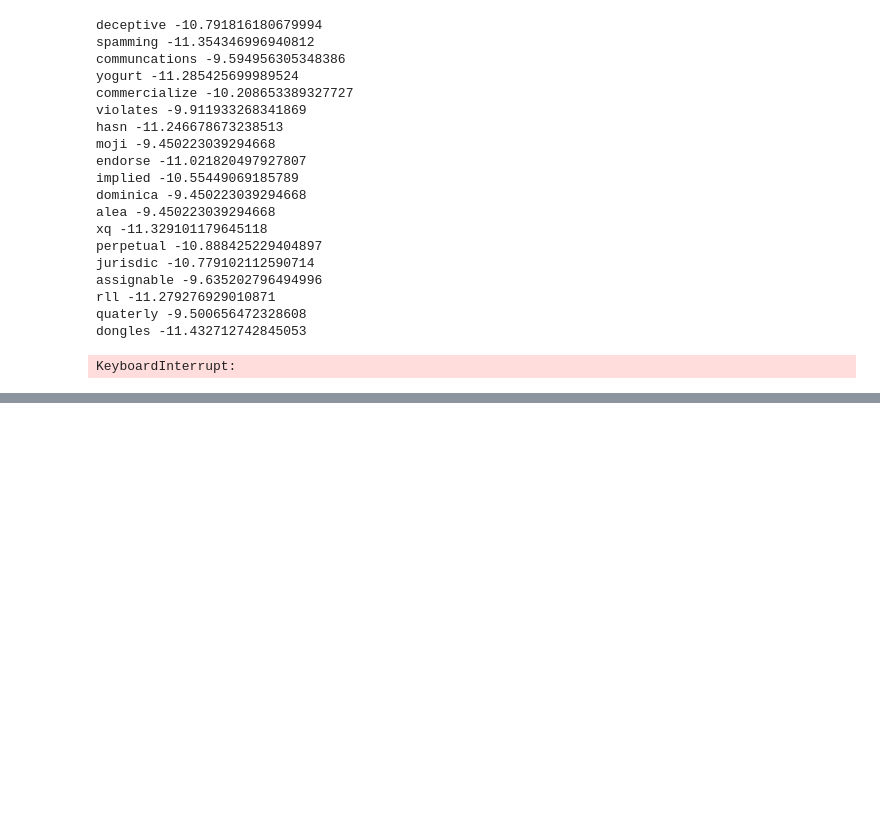
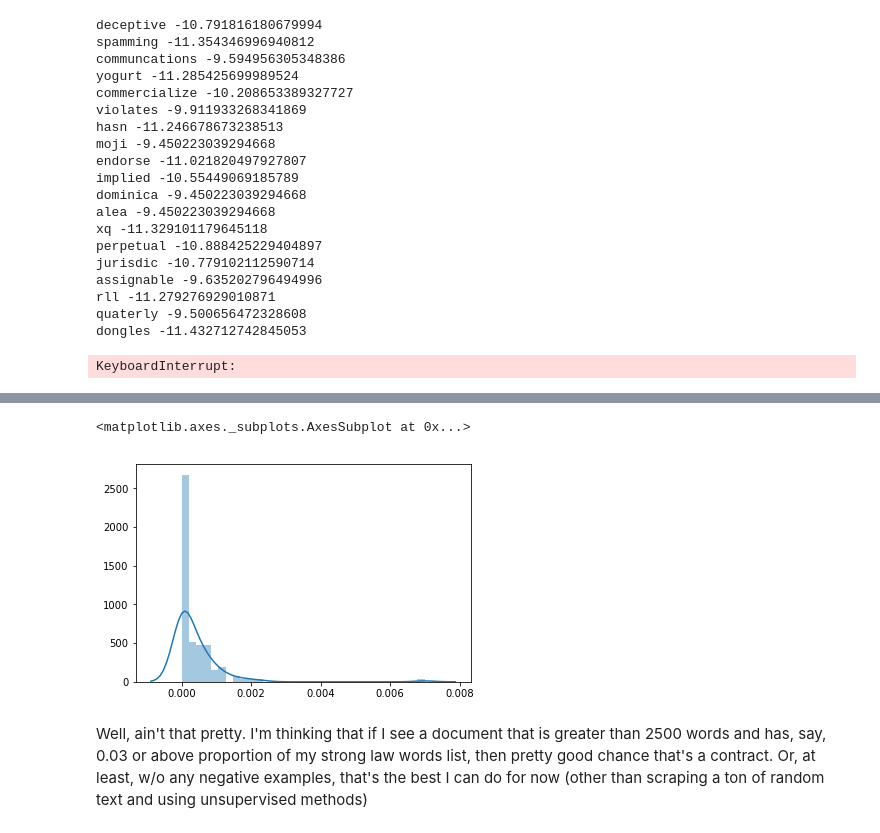
Before and after one commit to paultopia/kexplore, a Jupyter notebook: initial-explore.ipynb, the cells around one changed output, grey strips where cells are left out. Drawn from its saved outputs; the diff is of its cells as text; code cells hidden in the pictures; blank space fills up the shorter version.

```diff
--- a/initial-explore.ipynb
+++ b/initial-explore.ipynb
@@ -550,0 +607,5 @@ Time to re-score the word scores.
+# %%
+# let's see if I can find some super non-legal words too...
+def make_candidate_bad_wordlist(deviations):
+    cutoff = newscores_mean - (deviations * newscores_sd)
+    return [x for x in revised_frequency_scores.keys() if revised_frequency_scores[x] <= cutoff]
@@ -550,0 +652,16 @@ Time to re-score the word scores.
+# %%
+# out of curiosity, how does that compare to the opposite extreme?
+badwords = make_candidate_bad_wordlist(2)
+def ratio_non_lawwords(doc):
+    count = 0
+    for word in badwords:
+        count+=doc["counts"].get(word, 0)
+    return count / doc["length"]
+
+bad = [ratio_non_lawwords(x) for x in countdata]
+sns.distplot(bad)
+# %% [output]
+<matplotlib.axes._subplots.AxesSubplot at 0x...>
+[figure, added]
+# %% [markdown]
+Well, ain't that pretty.  I'm thinking that if I see a document that is greater than 2500 words and has, say, 0.03 or above proportion of my strong law words list, then pretty good chance that's a contract.  Or, at least, w/o any negative examples, that's the best I can do for now (other than scraping a ton of random text and using unsupervised methods)
```
Also changed, not shown: parts of 18 cells of this notebook, 2 other files.
